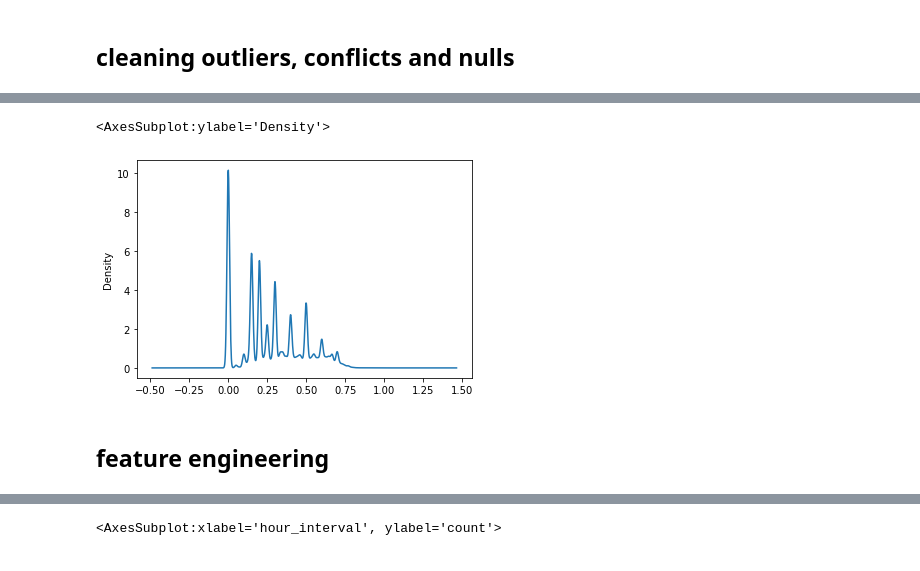
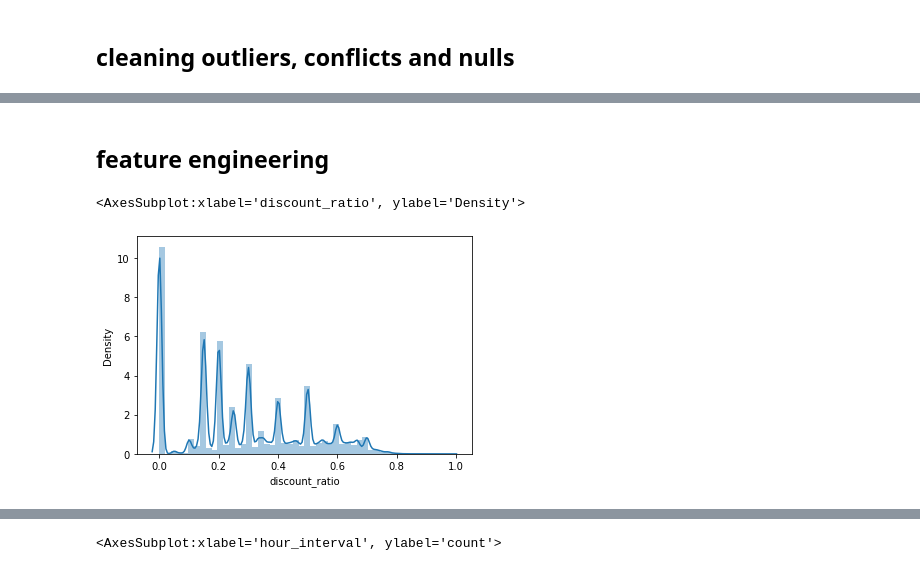
Before and after one commit to ihkaraman/trendyol_datathon_21, a Jupyter notebook: read_preparation.ipynb, the cells around one changed output, grey strips where cells are left out. Drawn from its saved outputs; the diff is of its cells as text; code cells hidden in the pictures.

```diff
--- a/read_preparation.ipynb
+++ b/read_preparation.ipynb
@@ -250,7 +230,2 @@ df_v1['discount_ratio'] = (df_v1['original_price']- df_v1['discounted_price'])/d
-# %%
-disc_df['disc_ratio'].plot(kind='kde')
-# %% [output]
-<AxesSubplot:ylabel='Density'>
-[figure, removed]
 # %% [markdown]
 ## feature engineering
@@ -269 +237,6 @@ def day_interval(x):
+# %%
+sns.distplot(df_v1['discount_ratio'])
+# %% [output]
+<AxesSubplot:xlabel='discount_ratio', ylabel='Density'>
+[figure, added]
 # %%
```
Also changed, not shown: parts of 56 cells of this notebook.
